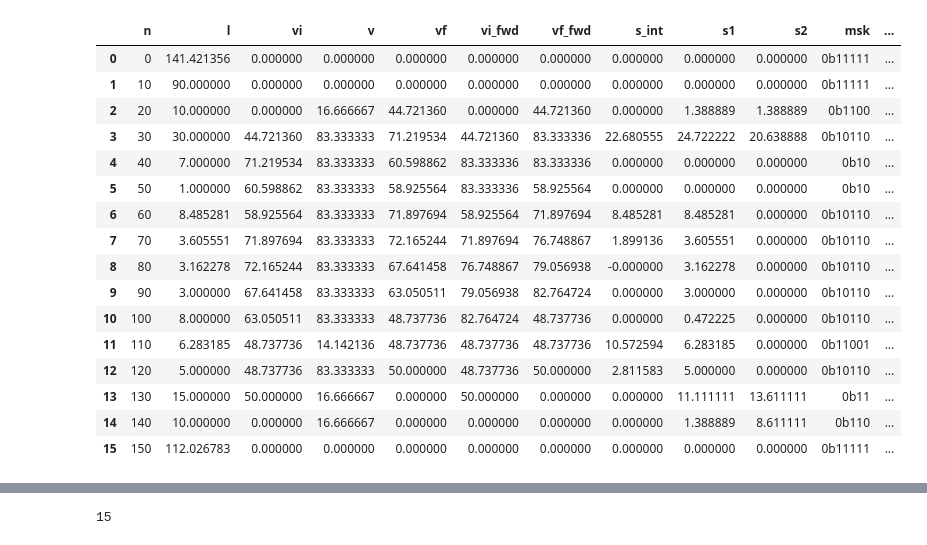
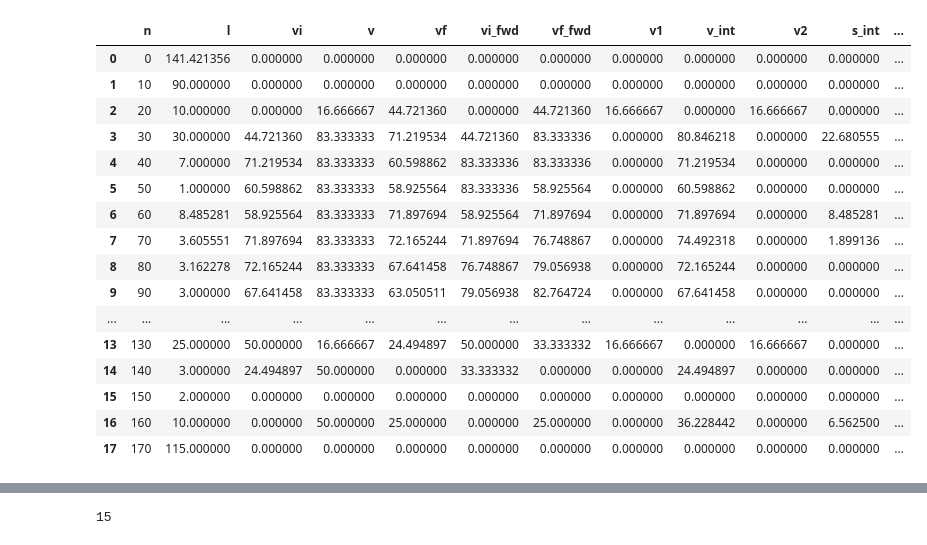
Before and after one commit to alessandroassirelli98/c-cnc-project, a Jupyter notebook: profile_plot.ipynb, the cells around one changed output, grey strips where cells are left out. Cells and saved outputs as stored; diff of their text form; code cells hidden in the pictures.

```diff
--- a/profile_plot.ipynb
+++ b/profile_plot.ipynb
@@ -5,29 +5,29 @@ import numpy as np
 
 plt.style.use("seaborn")
 # %%
-data = pd.read_csv("test.csv", names=["n", "l", "vi", "v", "vf", "vi_fwd", "vf_fwd", "s_int", "s1", "s2", "msk", "a"])
+data = pd.read_csv("test.csv", names=["n", "l", "vi", "v", "vf", "vi_fwd", "vf_fwd", "v1", "v_int", "v2", "s_int", "s1", "s2", "msk", "a"])
 bit_mask = [bin(i) for i in data["msk"]]
 data["msk"] = bit_mask
 # %%
-data = data.reindex(data.index[::-1])
-data.reset_index(drop=True, inplace = True)
+# data = data.reindex(data.index[::-1])
+# data.reset_index(drop=True, inplace = True)
 data
 # %% [output]
-|  | n | l | vi | v | vf | vi_fwd | vf_fwd | s_int | s1 | s2 | msk | ... |
-| 0 | 0 | 141.421356 | 0.000000 | 0.000000 | 0.000000 | 0.000000 | 0.000000 | 0.000000 | 0.000000 | 0.000000 | 0b11111 | ... |
-| 1 | 10 | 90.000000 | 0.000000 | 0.000000 | 0.000000 | 0.000000 | 0.000000 | 0.000000 | 0.000000 | 0.000000 | 0b11111 | ... |
-| 2 | 20 | 10.000000 | 0.000000 | 16.666667 | 44.721360 | 0.000000 | 44.721360 | 0.000000 | 1.388889 | 1.388889 | 0b1100 | ... |
-| 3 | 30 | 30.000000 | 44.721360 | 83.333333 | 71.219534 | 44.721360 | 83.333336 | 22.680555 | 24.722222 | 20.638888 | 0b10110 | ... |
-| 4 | 40 | 7.000000 | 71.219534 | 83.333333 | 60.598862 | 83.333336 | 83.333336 | 0.000000 | 0.000000 | 0.000000 | 0b10 | ... |
-| 5 | 50 | 1.000000 | 60.598862 | 83.333333 | 58.925564 | 83.333336 | 58.925564 | 0.000000 | 0.000000 | 0.000000 | 0b10 | ... |
-| 6 | 60 | 8.485281 | 58.925564 | 83.333333 | 71.897694 | 58.925564 | 71.897694 | 8.485281 | 8.485281 | 0.000000 | 0b10110 | ... |
-| 7 | 70 | 3.605551 | 71.897694 | 83.333333 | 72.165244 | 71.897694 | 76.748867 | 1.899136 | 3.605551 | 0.000000 | 0b10110 | ... |
-| 8 | 80 | 3.162278 | 72.165244 | 83.333333 | 67.641458 | 76.748867 | 79.056938 | -0.000000 | 3.162278 | 0.000000 | 0b10110 | ... |
-| 9 | 90 | 3.000000 | 67.641458 | 83.333333 | 63.050511 | 79.056938 | 82.764724 | 0.000000 | 3.000000 | 0.000000 | 0b10110 | ... |
-| 10 | 100 | 8.000000 | 63.050511 | 83.333333 | 48.737736 | 82.764724 | 48.737736 | 0.000000 | 0.472225 | 0.000000 | 0b10110 | ... |
-| 11 | 110 | 6.283185 | 48.737736 | 14.142136 | 48.737736 | 48.737736 | 48.737736 | 10.572594 | 6.283185 | 0.000000 | 0b11001 | ... |
-| 12 | 120 | 5.000000 | 48.737736 | 83.333333 | 50.000000 | 48.737736 | 50.000000 | 2.811583 | 5.000000 | 0.000000 | 0b10110 | ... |
-| 13 | 130 | 15.000000 | 50.000000 | 16.666667 | 0.000000 | 50.000000 | 0.000000 | 0.000000 | 11.111111 | 13.611111 | 0b11 | ... |
-| 14 | 140 | 10.000000 | 0.000000 | 16.666667 | 0.000000 | 0.000000 | 0.000000 | 0.000000 | 1.388889 | 8.611111 | 0b110 | ... |
-| 15 | 150 | 112.026783 | 0.000000 | 0.000000 | 0.000000 | 0.000000 | 0.000000 | 0.000000 | 0.000000 | 0.000000 | 0b11111 | ... |
+|  | n | l | vi | v | vf | vi_fwd | vf_fwd | v1 | v_int | v2 | s_int | ... |
+| 0 | 0 | 141.421356 | 0.000000 | 0.000000 | 0.000000 | 0.000000 | 0.000000 | 0.000000 | 0.000000 | 0.000000 | 0.000000 | ... |
+| 1 | 10 | 90.000000 | 0.000000 | 0.000000 | 0.000000 | 0.000000 | 0.000000 | 0.000000 | 0.000000 | 0.000000 | 0.000000 | ... |
+| 2 | 20 | 10.000000 | 0.000000 | 16.666667 | 44.721360 | 0.000000 | 44.721360 | 16.666667 | 0.000000 | 16.666667 | 0.000000 | ... |
+| 3 | 30 | 30.000000 | 44.721360 | 83.333333 | 71.219534 | 44.721360 | 83.333336 | 0.000000 | 80.846218 | 0.000000 | 22.680555 | ... |
+| 4 | 40 | 7.000000 | 71.219534 | 83.333333 | 60.598862 | 83.333336 | 83.333336 | 0.000000 | 71.219534 | 0.000000 | 0.000000 | ... |
+| 5 | 50 | 1.000000 | 60.598862 | 83.333333 | 58.925564 | 83.333336 | 58.925564 | 0.000000 | 60.598862 | 0.000000 | 0.000000 | ... |
+| 6 | 60 | 8.485281 | 58.925564 | 83.333333 | 71.897694 | 58.925564 | 71.897694 | 0.000000 | 71.897694 | 0.000000 | 8.485281 | ... |
+| 7 | 70 | 3.605551 | 71.897694 | 83.333333 | 72.165244 | 71.897694 | 76.748867 | 0.000000 | 74.492318 | 0.000000 | 1.899136 | ... |
+| 8 | 80 | 3.162278 | 72.165244 | 83.333333 | 67.641458 | 76.748867 | 79.056938 | 0.000000 | 72.165244 | 0.000000 | 0.000000 | ... |
+| 9 | 90 | 3.000000 | 67.641458 | 83.333333 | 63.050511 | 79.056938 | 82.764724 | 0.000000 | 67.641458 | 0.000000 | 0.000000 | ... |
+| ... | ... | ... | ... | ... | ... | ... | ... | ... | ... | ... | ... | ... |
+| 13 | 130 | 25.000000 | 50.000000 | 16.666667 | 24.494897 | 50.000000 | 33.333332 | 16.666667 | 0.000000 | 16.666667 | 0.000000 | ... |
+| 14 | 140 | 3.000000 | 24.494897 | 50.000000 | 0.000000 | 33.333332 | 0.000000 | 0.000000 | 24.494897 | 0.000000 | 0.000000 | ... |
+| 15 | 150 | 2.000000 | 0.000000 | 0.000000 | 0.000000 | 0.000000 | 0.000000 | 0.000000 | 0.000000 | 0.000000 | 0.000000 | ... |
+| 16 | 160 | 10.000000 | 0.000000 | 50.000000 | 25.000000 | 0.000000 | 25.000000 | 0.000000 | 36.228442 | 0.000000 | 6.562500 | ... |
+| 17 | 170 | 115.000000 | 0.000000 | 0.000000 | 0.000000 | 0.000000 | 0.000000 | 0.000000 | 0.000000 | 0.000000 | 0.000000 | ... |
 # %%
```
Also changed, not shown: parts of 2 cells of this notebook, 3 other files.
